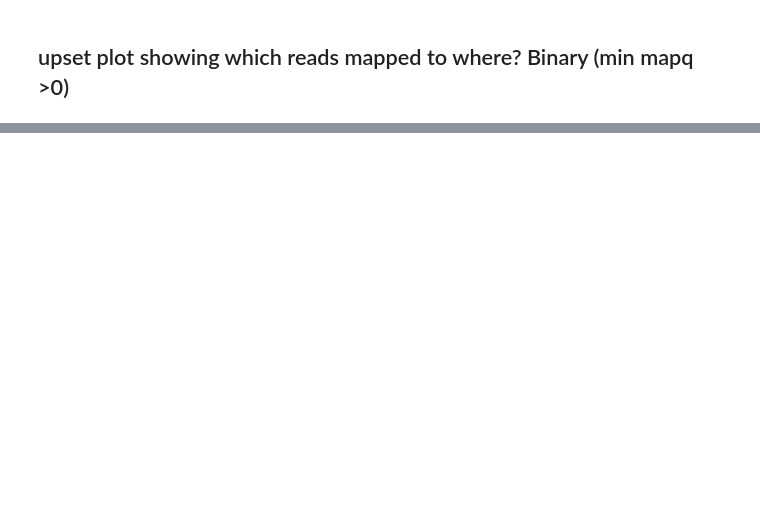
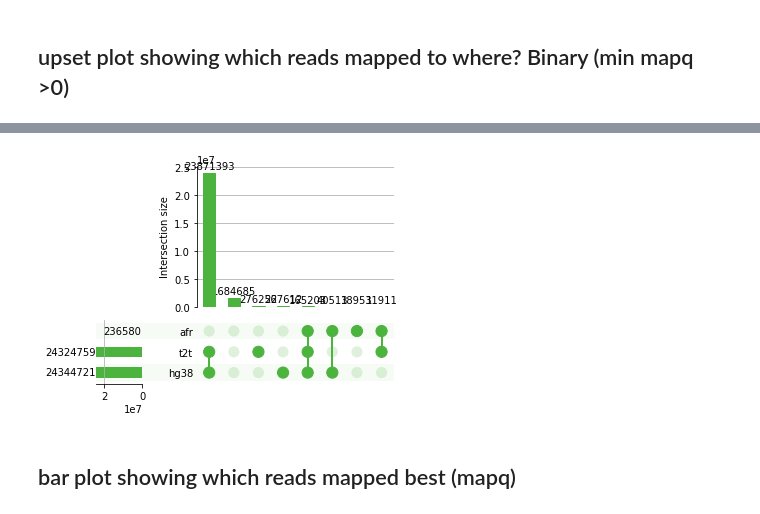
Before and after one commit to fairliereese/240903_pt, a Jupyter notebook: analysis/compare_hg38_t2t_afr.ipynb, the cells around one changed output, grey strips where cells are left out. Saved outputs shown, nothing was run; the diff lists cells and outputs as text; code cells hidden in the pictures; blank space fills up the shorter version.

```diff
--- a/analysis/compare_hg38_t2t_afr.ipynb
+++ b/analysis/compare_hg38_t2t_afr.ipynb
@@ -81 +138,11 @@ df2 = pd.read_csv(fastq_file, sep='\t', header=None, names=['read_id'])
+# %%
+ax_dict = upsetplot.UpSet(df, subset_size='count',
+                          facecolor=color,
+                          sort_by='cardinality',
+                          show_counts=True).plot()
+plt.suptitle(f'Reads w/ mapq>{thresh}')
+# %% [output]
+[figure, added]
+# %% [markdown]
+## bar plot showing which reads mapped best (mapq)
 # %%
```
Also changed, not shown: parts of 30 cells of this notebook, 4 other files.
